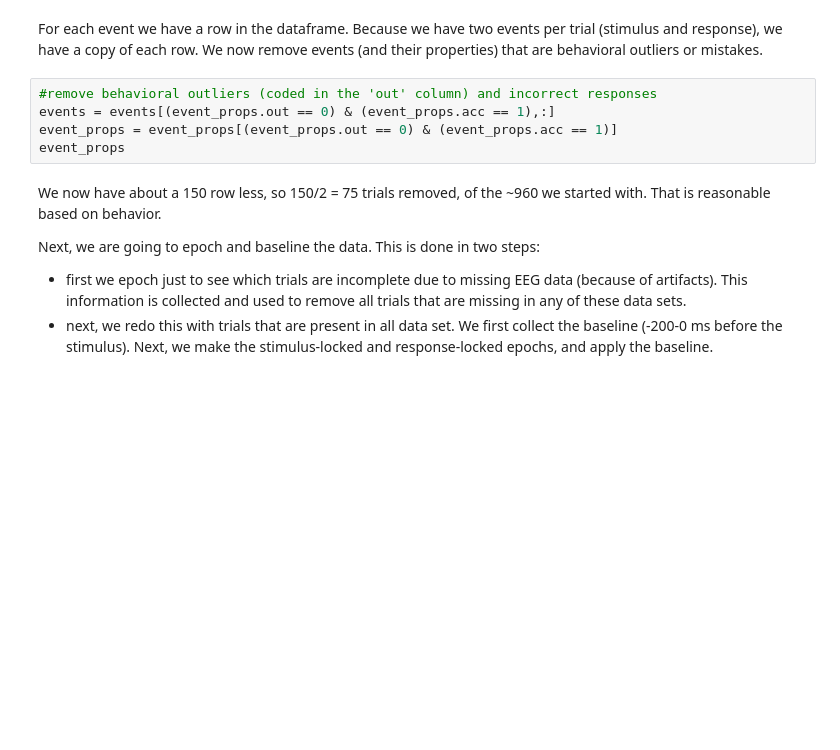
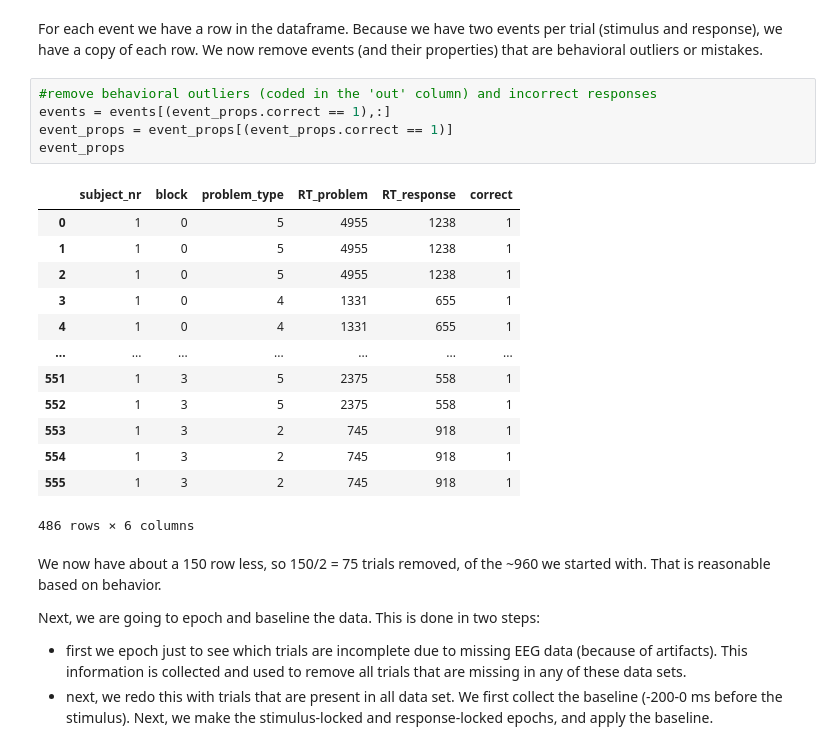
Before and after one commit to gavcarp/mccs-eeg-analysis, a Jupyter notebook: EEG_analysis.ipynb, the cells around one changed output. Cells and saved outputs as stored; diff of their text form; blank space fills up the shorter version.

```diff
--- a/EEG_analysis.ipynb
+++ b/EEG_analysis.ipynb
@@ -417,9 +559,23 @@ event_props
 For each event we have a row in the dataframe. Because we have two events per trial (stimulus and response), we have a copy of each row. We now remove events (and their properties) that are behavioral outliers or mistakes.
 # %%
 #remove behavioral outliers (coded in the 'out' column) and incorrect responses
-events = events[(event_props.out == 0) & (event_props.acc == 1),:]
-event_props = event_props[(event_props.out == 0) & (event_props.acc == 1)]
+events = events[(event_props.correct == 1),:]
+event_props = event_props[(event_props.correct == 1)]
 event_props
+# %% [output]
+|  | subject_nr | block | problem_type | RT_problem | RT_response | correct |
+| 0 | 1 | 0 | 5 | 4955 | 1238 | 1 |
+| 1 | 1 | 0 | 5 | 4955 | 1238 | 1 |
+| 2 | 1 | 0 | 5 | 4955 | 1238 | 1 |
+| 3 | 1 | 0 | 4 | 1331 | 655 | 1 |
+| 4 | 1 | 0 | 4 | 1331 | 655 | 1 |
+| ... | ... | ... | ... | ... | ... | ... |
+| 551 | 1 | 3 | 5 | 2375 | 558 | 1 |
+| 552 | 1 | 3 | 5 | 2375 | 558 | 1 |
+| 553 | 1 | 3 | 2 | 745 | 918 | 1 |
+| 554 | 1 | 3 | 2 | 745 | 918 | 1 |
+| 555 | 1 | 3 | 2 | 745 | 918 | 1 |
+486 rows × 6 columns
 # %% [markdown]
 We now have about a 150 row less, so 150/2 = 75 trials removed, of the ~960 we started with. That is reasonable based on behavior.
 
```
Also changed, not shown: parts of 25 cells of this notebook.
